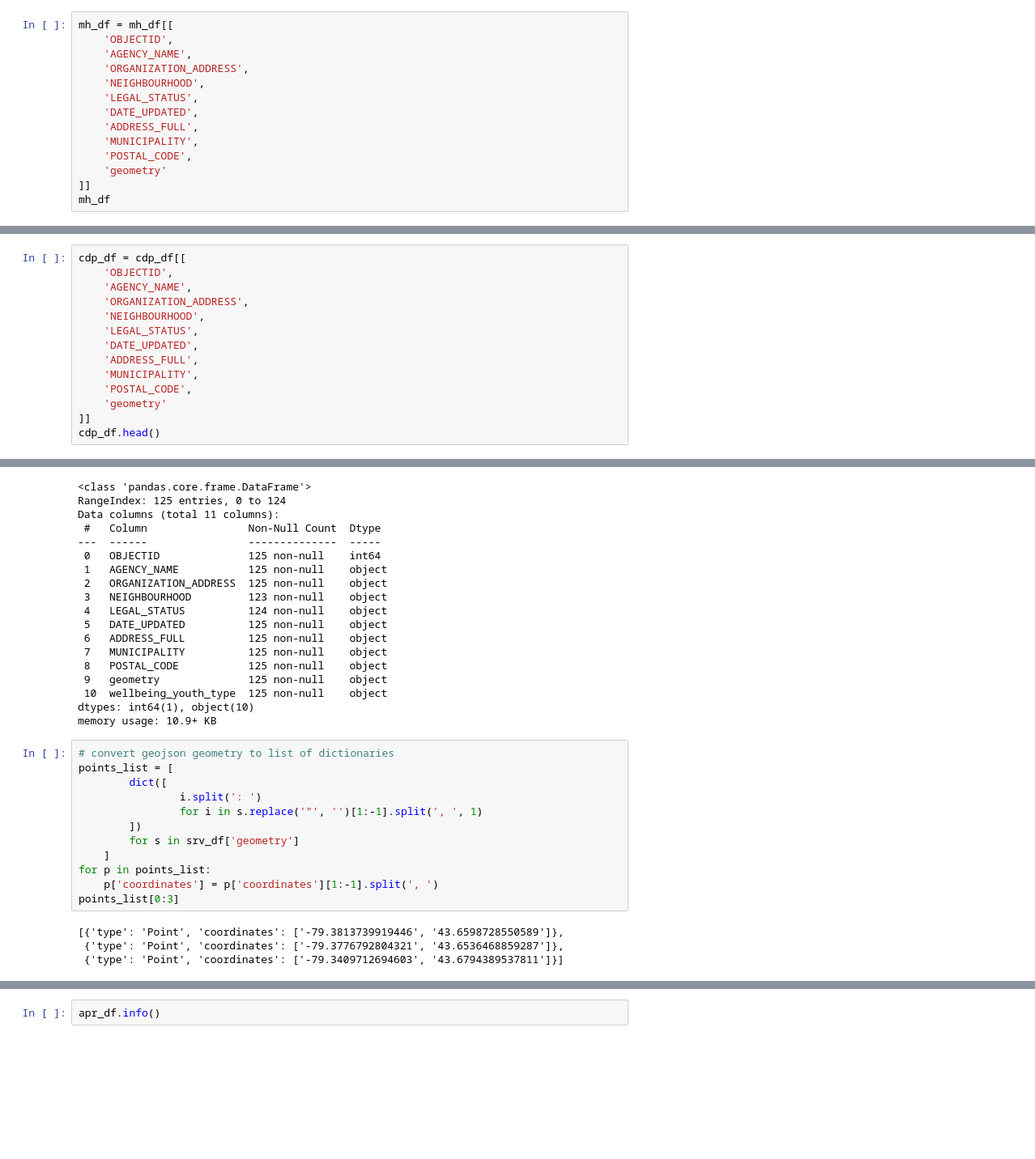
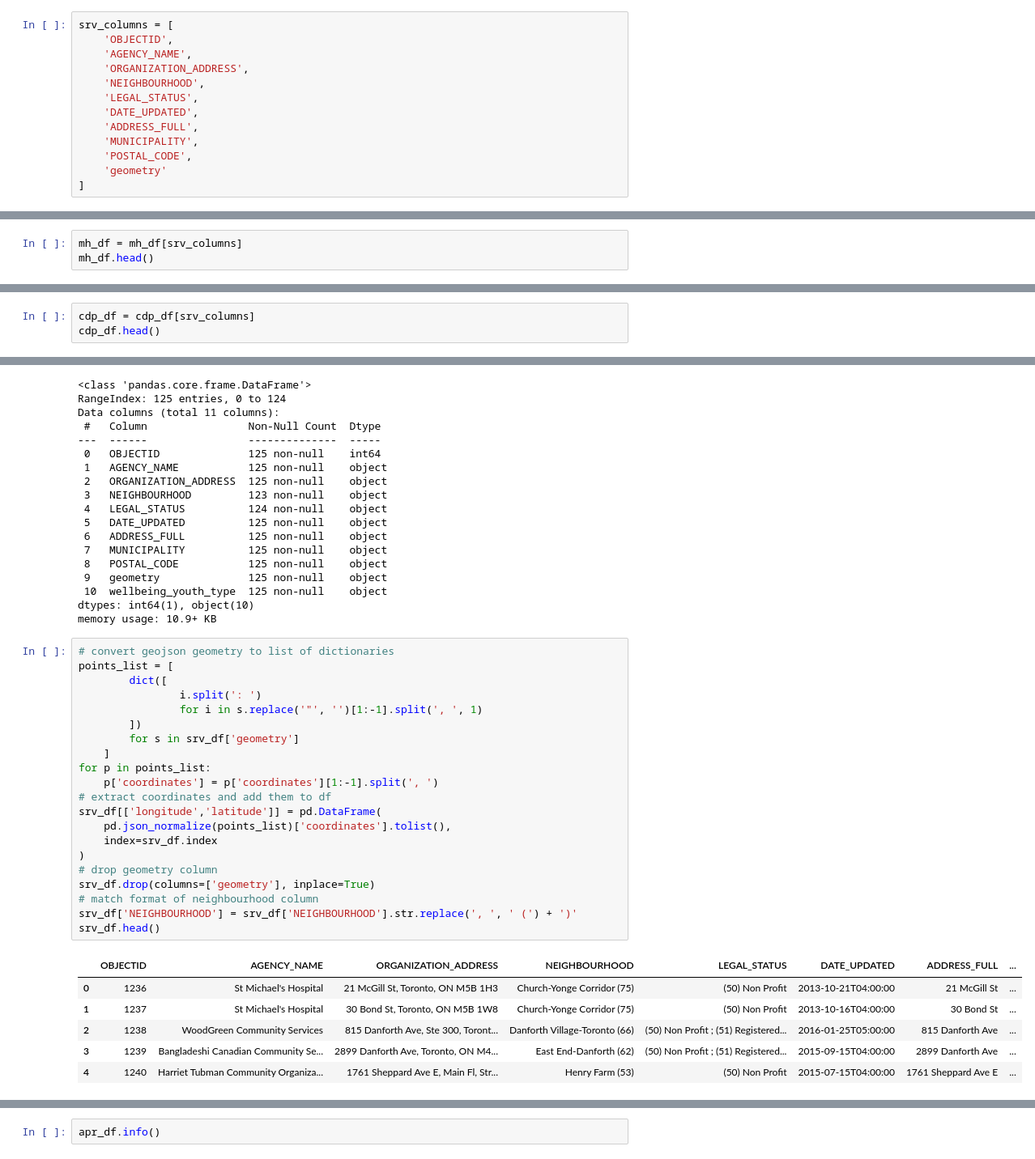
Before and after one commit to tsbarr/toronto-open-data, a Jupyter notebook: mental-health-services/notebooks/01_data_collection.ipynb, the cells around one changed output, grey strips where cells are left out. Shown at 81% size. Cells and saved outputs as stored; diff of their text form; blank space fills up the shorter version.

Commit message:
clean code of mh data collection

```diff
--- a/mental-health-services/notebooks/01_data_collection.ipynb
+++ b/mental-health-services/notebooks/01_data_collection.ipynb
@@ -93,5 +102,5 @@ memory usage: 19.5+ KB
 # %%
-mh_df = mh_df[[
+srv_columns = [
     'OBJECTID',
     'AGENCY_NAME',
     'ORGANIZATION_ADDRESS',
@@ -102,5 +111,4 @@ mh_df = mh_df[[
     'MUNICIPALITY',
     'POSTAL_CODE',
     'geometry'
-]]
-mh_df
+]
@@ -120,0 +115,3 @@ mh_df
+# %%
+mh_df = mh_df[srv_columns]
+mh_df.head()
@@ -143,14 +143,0 @@ cdp_df.head()
-# %%
-cdp_df = cdp_df[[
-    'OBJECTID',
-    'AGENCY_NAME',
-    'ORGANIZATION_ADDRESS',
-    'NEIGHBOURHOOD',
-    'LEGAL_STATUS',
-    'DATE_UPDATED',
-    'ADDRESS_FULL',
-    'MUNICIPALITY',
-    'POSTAL_CODE',
-    'geometry'
-]]
-cdp_df.head()
@@ -163,0 +144,3 @@ cdp_df.head()
+# %%
+cdp_df = cdp_df[srv_columns]
+cdp_df.head()
@@ -194,16 +184,28 @@ memory usage: 10.9+ KB
 # %%
 # convert geojson geometry to list of dictionaries
 points_list = [
         dict([
                 i.split(': ')
                 for i in s.replace('"', '')[1:-1].split(', ', 1)
         ])
         for s in srv_df['geometry']
     ]
 for p in points_list:
     p['coordinates'] = p['coordinates'][1:-1].split(', ')
-points_list[0:3]
+# extract coordinates and add them to df
+srv_df[['longitude','latitude']] = pd.DataFrame(
+    pd.json_normalize(points_list)['coordinates'].tolist(),
+    index=srv_df.index
+)
+# drop geometry column
+srv_df.drop(columns=['geometry'], inplace=True)
+# match format of neighbourhood column
+srv_df['NEIGHBOURHOOD'] = srv_df['NEIGHBOURHOOD'].str.replace(', ', ' (') + ')'
+srv_df.head()
 # %% [output]
-[{'type': 'Point', 'coordinates': ['-79.3813739919446', '43.6598728550589']},
- {'type': 'Point', 'coordinates': ['-79.3776792804321', '43.6536468859287']},
- {'type': 'Point', 'coordinates': ['-79.3409712694603', '43.6794389537811']}]
+|  | OBJECTID | AGENCY_NAME | ORGANIZATION_ADDRESS | NEIGHBOURHOOD | LEGAL_STATUS | DATE_UPDATED | ADDRESS_FULL | ... |
+| 0 | 1236 | St Michael's Hospital | 21 McGill St, Toronto, ON M5B 1H3 | Church-Yonge Corridor (75) | (50) Non Profit | 2013-10-21T04:00:00 | 21 McGill St | ... |
+| 1 | 1237 | St Michael's Hospital | 30 Bond St, Toronto, ON M5B 1W8 | Church-Yonge Corridor (75) | (50) Non Profit | 2013-10-16T04:00:00 | 30 Bond St | ... |
+| 2 | 1238 | WoodGreen Community Services | 815 Danforth Ave, Ste 300, Toront... | Danforth Village-Toronto (66) | (50) Non Profit ; (51) Registered... | 2016-01-25T05:00:00 | 815 Danforth Ave | ... |
+| 3 | 1239 | Bangladeshi Canadian Community Se... | 2899 Danforth Ave, Toronto, ON M4... | East End-Danforth (62) | (50) Non Profit ; (51) Registered... | 2015-09-15T04:00:00 | 2899 Danforth Ave | ... |
+| 4 | 1240 | Harriet Tubman Community Organiza... | 1761 Sheppard Ave E, Main Fl, Str... | Henry Farm (53) | (50) Non Profit | 2015-07-15T04:00:00 | 1761 Sheppard Ave E | ... |
```
Also changed, not shown: parts of 24 cells of this notebook, 1 other file.
